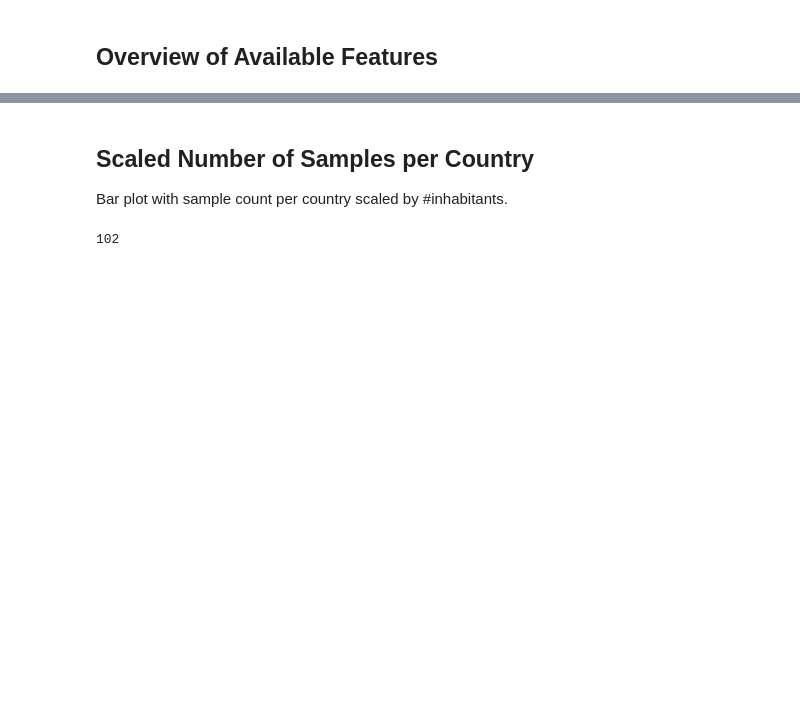
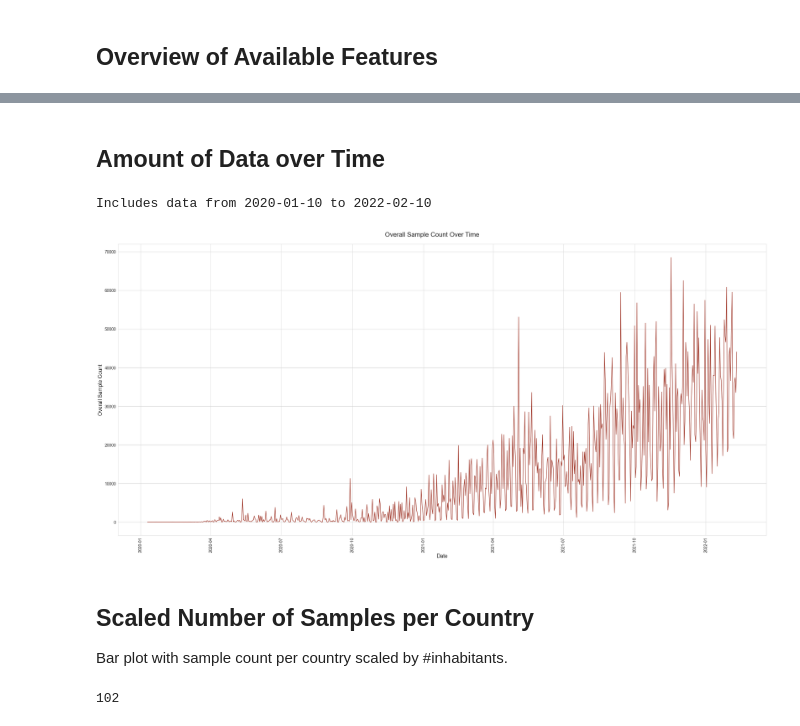
Before and after one commit to ninaihde/sampling-bias-cov19, a Jupyter notebook: src/GISAID_analysis/create_general_insights.ipynb, the cells around one changed output, grey strips where cells are left out. Saved outputs shown, nothing was run; the diff lists cells and outputs as text; code cells hidden in the pictures; blank space fills up the shorter version.

```diff
--- a/src/GISAID_analysis/create_general_insights.ipynb
+++ b/src/GISAID_analysis/create_general_insights.ipynb
@@ -106,3 +95,36 @@ Name: country, Length: 206, dtype: int64
+# %% [markdown]
+## Amount of Data over Time
+# %%
+# Show which time frame is covered
+gisaid_metadata['covv_subm_date'] = pd.to_datetime(gisaid_metadata['covv_subm_date'])
+print(f'Includes data from {str(gisaid_metadata["covv_subm_date"].min().date())} to {str(gisaid_metadata["covv_subm_date"].max().date())}')
+# %% [output]
+Includes data from 2020-01-10 to 2022-02-10
+# %%
+import matplotlib.pyplot as plt
+import seaborn as sns
+
+# Create line plot with overall sample count over time
+plotdata = gisaid_metadata.groupby(['covv_subm_date']).size().reset_index().rename(columns={0 : 'count'})
+
+sns.set_style('whitegrid')
+fig, ax = plt.subplots(figsize=(32, 16))
+sns.lineplot(data=plotdata,
+             x='covv_subm_date',
+             y='count',
+             color='#9B2D1F')
+
+fig.suptitle('Overall Sample Count Over Time\n', fontsize=22)
+plt.xlabel('Date', fontsize=18)
+plt.ylabel('Overall Sample Count', fontsize=18)
+plt.xticks(fontsize=14, rotation=90)
+plt.yticks(fontsize=14)
+
+plt.tight_layout()
+plt.savefig('../../plots/GISAID/overall_sample_count_over_time.png', dpi=300)
+plt.close()
+# %% [output]
+[figure, added]
 # %% [markdown]
 ## Scaled Number of Samples per Country
 
```
Also changed, not shown: parts of 16 cells of this notebook, 2 other files.
